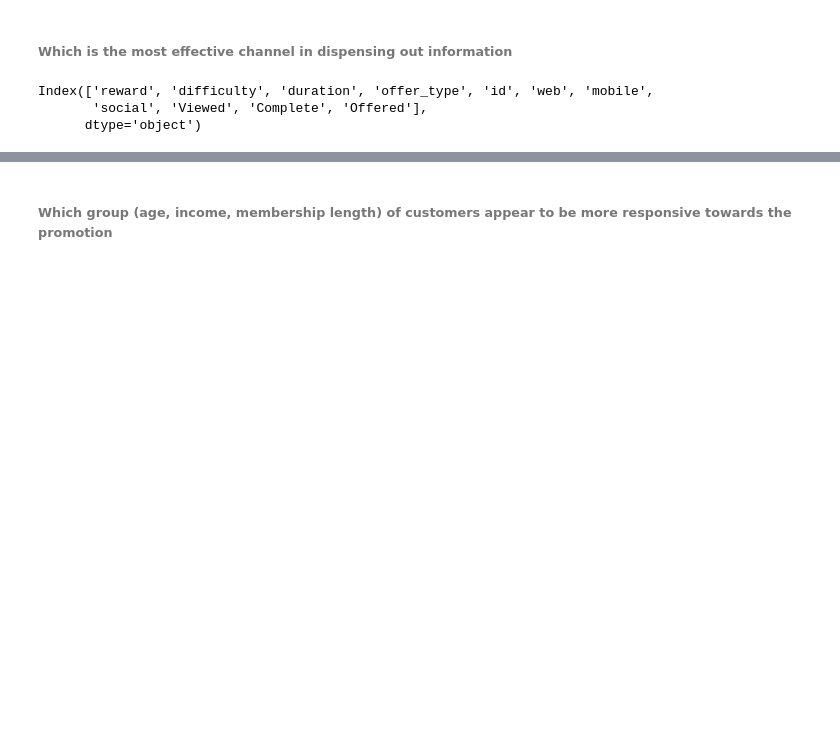
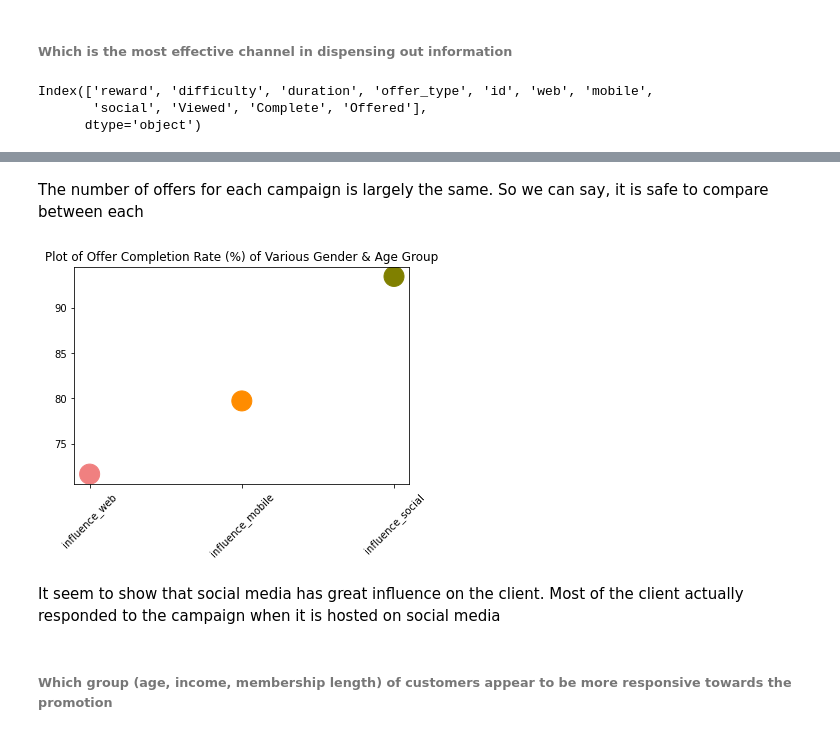
Before and after one commit to watertreader/Udacity_Data_Scientist_Nanodegree, a Jupyter notebook: Project_4/Starbucks_Capstone_notebook.ipynb, the cells around one changed output, grey strips where cells are left out. Cells and saved outputs as stored; diff of their text form; code cells hidden in the pictures; blank space fills up the shorter version.

```diff
--- a/Project_4/Starbucks_Capstone_notebook.ipynb
+++ b/Project_4/Starbucks_Capstone_notebook.ipynb
@@ -576,11 +576,13 @@ Offer fafdcd668e3743c1bb461111dcafc2a4 is completed for customer 1e31703717f6436
 The customer id is 1e31fe91b54e41f98c146158fe404f1f
 Offer 9b98b8
 # %%
-transcript_df_id = transcript_df.groupby('offer_id')
+transcript_df_offer = transcript_df[transcript_df['transaction']==0]
+
+transcript_df_id = transcript_df_offer.groupby('offer_id')
 
 for key, item in transcript_df_id:
     tmp = transcript_df_id.get_group(key)
-    print(tmp.offer_received.sum())
-    portfolio_df.loc[ (portfolio_df.id== key) & (portfolio_df.Offered)] = tmp.offer_received.sum()
-    portfolio_df.loc[(portfolio_df.id== key) & (portfolio_df.Viewed)] = tmp.offer_viewed.sum()
+    print(f'offer id {key} has the  {tmp.offer_received.sum()} offered')
+    portfolio_df.loc[portfolio_df.id== key, "Offered"] = tmp.offer_received.sum()
+    portfolio_df.loc[portfolio_df.id== key, "Viewed"]  = tmp.offer_viewed.sum()
 # %% [output]
@@ -718,3 +742,26 @@ influence_web = (portfolio_df.Viewed * portfolio_df.web).sum() / portfolio_df.Of
+# %% [markdown]
+The number of offers for each campaign is largely the same. So we can say, it is safe to compare between each
+# %%
+influence_web    = (portfolio_df.Viewed * portfolio_df.web).sum() / (portfolio_df.Offered * portfolio_df.web).sum()  * 100
+influence_mobile = (portfolio_df.Viewed * portfolio_df.mobile).sum() / (portfolio_df.Offered * portfolio_df.mobile).sum() * 100
+influence_social = (portfolio_df.Viewed * portfolio_df.social).sum() / (portfolio_df.Offered * portfolio_df.social).sum() * 100
+# %%
+ratio = [influence_web, influence_mobile, influence_social]
+group = ['influence_web', 'influence_mobile', 'influence_social']
+
+label = ['Web', 'Mobile', 'Social']
+color = ['lightcoral', 'darkorange', 'olive']
+
+plt.xticks(rotation=45)
+plt.title('Plot of Offer Completion Rate (%) of Various Gender & Age Group')
+
+plt.scatter(group, ratio, color=color, s=400)
+
+plt.show()
+# %% [output]
+[figure, added]
+# %% [markdown]
+It seem to show that social media has great influence on the client. Most of the client actually responded to the campaign when it is hosted on social media
 # %% [markdown]
 ###### Which group (age, income, membership length) of customers appear to be more responsive towards the promotion
 # %% [markdown]
```
Also changed, not shown: parts of 7 cells of this notebook.
